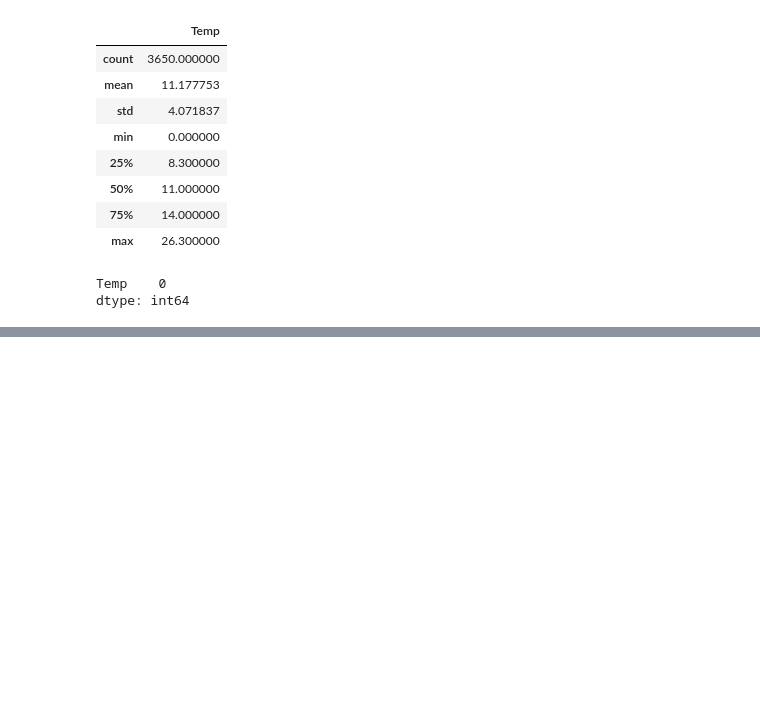
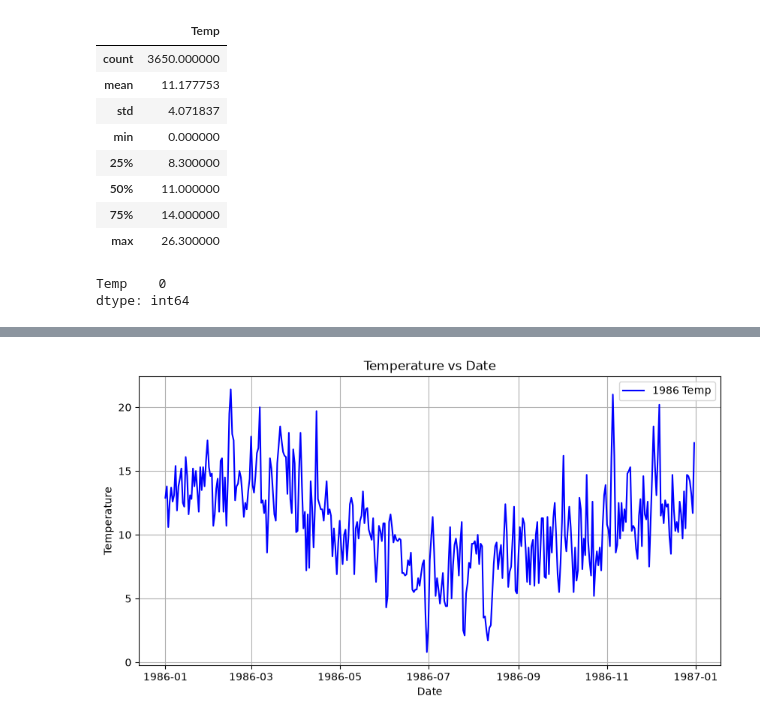
Before and after one commit to imgabrielas/Grey_Matter_Multiplication, a Jupyter notebook: RNN/rnn.ipynb, the cells around one changed output, grey strips where cells are left out. Cells and saved outputs as stored; diff of their text form; code cells hidden in the pictures; blank space fills up the shorter version.

```diff
--- a/RNN/rnn.ipynb
+++ b/RNN/rnn.ipynb
@@ -57,0 +75,12 @@ dtype: int64
+# %%
+plt.figure(figsize=(10,5))
+plt.plot(df.loc['1986'].index, df.loc['1986']['Temp'], label='1986 Temp', color='blue')
+
+plt.title('Temperature vs Date')
+plt.xlabel('Date')
+plt.ylabel('Temperature')
+plt.legend()
+plt.grid()
+plt.show()
+# %% [output]
+[figure, added]
```
Also changed, not shown: parts of 3 cells of this notebook.
